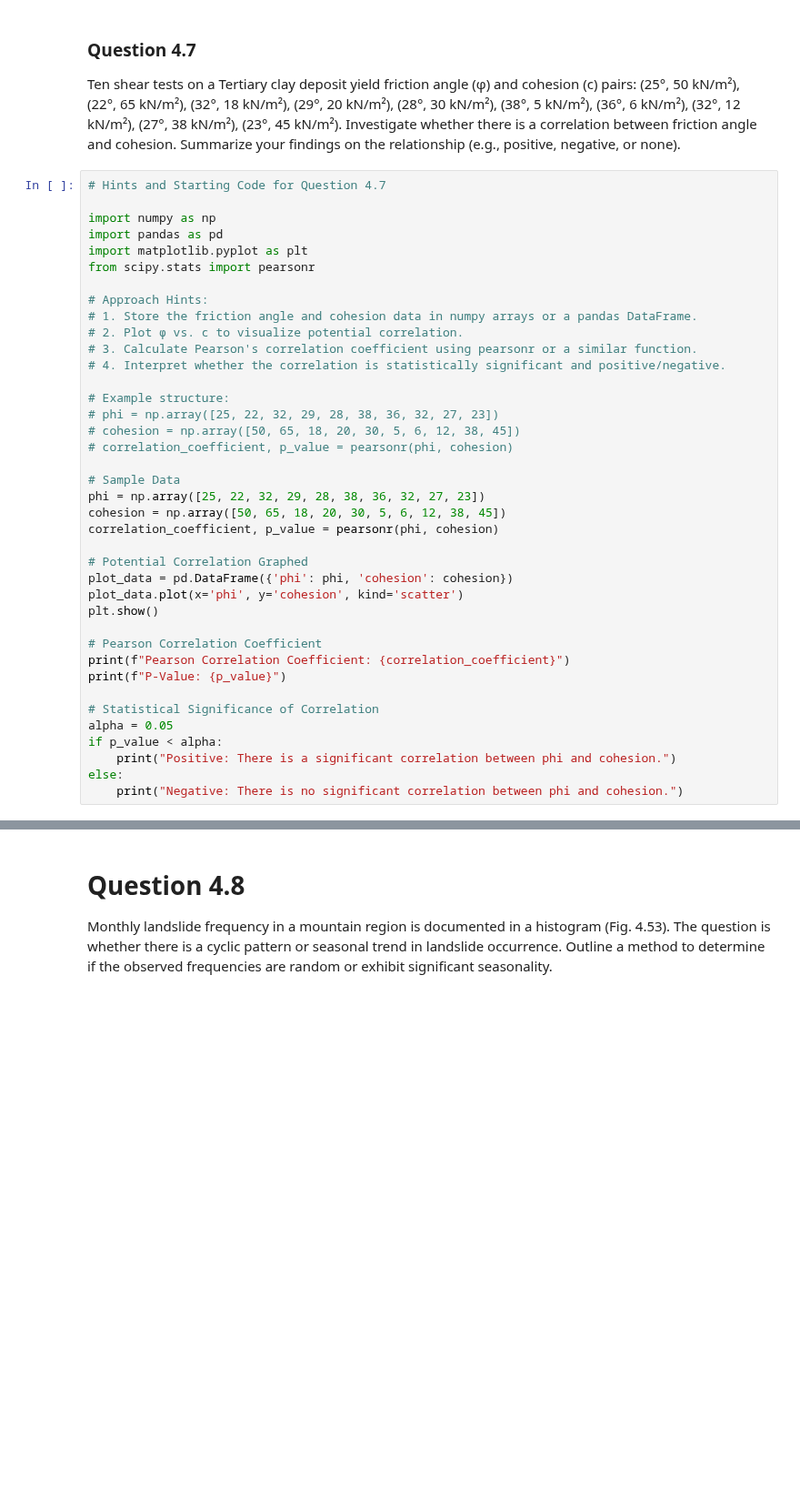
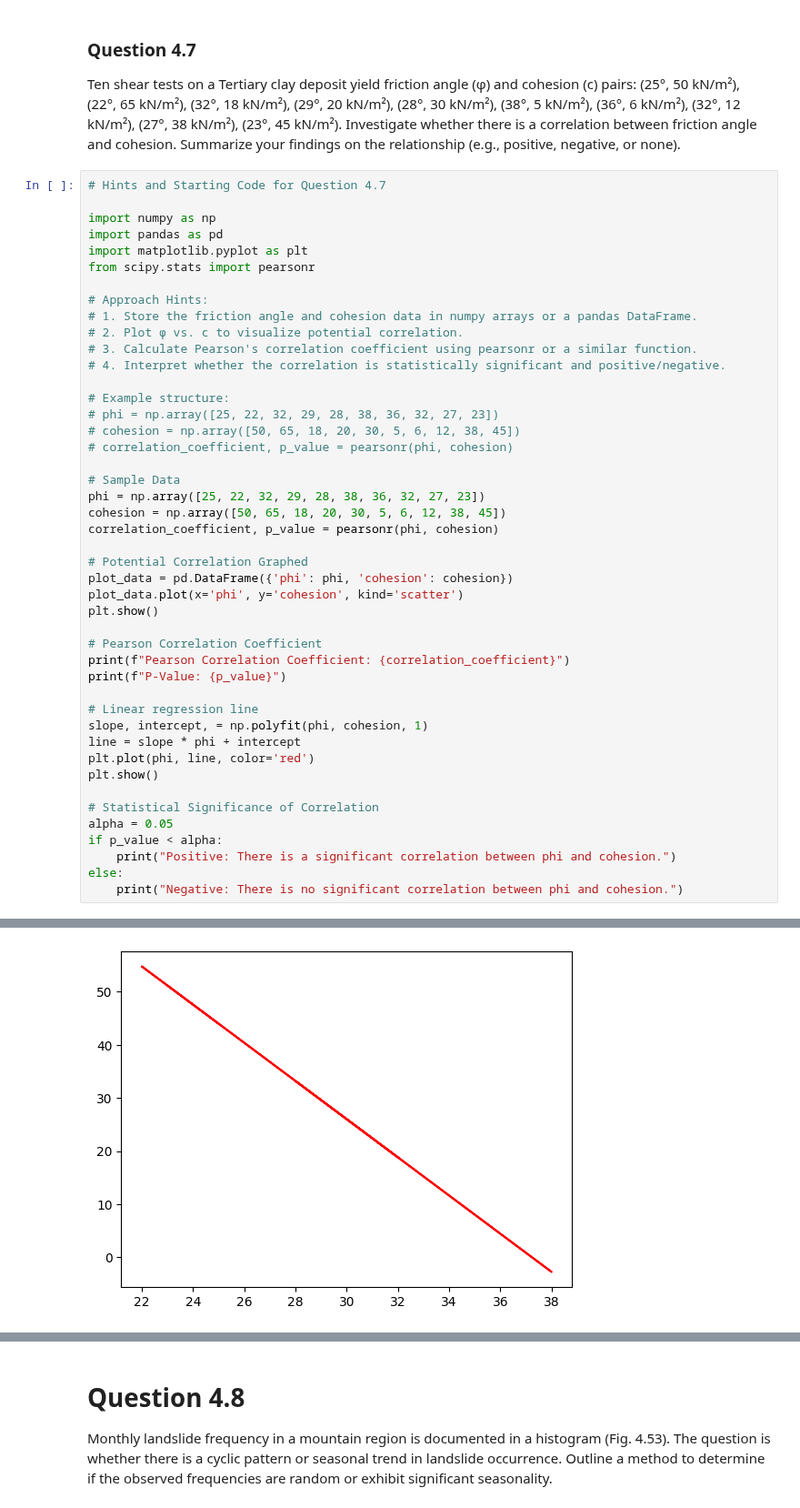
Before and after one commit to iGeology-Illinois/geol-581-module-3-principles-of-uncertainty-chapter-4-seanb7, a Jupyter notebook: GEOL581_M3StatsHW.ipynb, the cells around one changed output, grey strips where cells are left out. Shown at 91% size. Drawn from its saved outputs; the diff is of its cells as text; blank space fills up the shorter version.

```diff
--- a/GEOL581_M3StatsHW.ipynb
+++ b/GEOL581_M3StatsHW.ipynb
@@ -354,6 +364,12 @@ plt.show()
 print(f"Pearson Correlation Coefficient: {correlation_coefficient}")
 print(f"P-Value: {p_value}")
 
+# Linear regression line
+slope, intercept, = np.polyfit(phi, cohesion, 1)
+line = slope * phi + intercept
+plt.plot(phi, line, color='red')
+plt.show()
+
 # Statistical Significance of Correlation
 alpha = 0.05
 if p_value < alpha:
@@ -367,0 +383 @@ Positive: There is a significant correlation between phi and cohesion.
+[figure, added]
```
Also changed, not shown: parts of 2 cells of this notebook.
